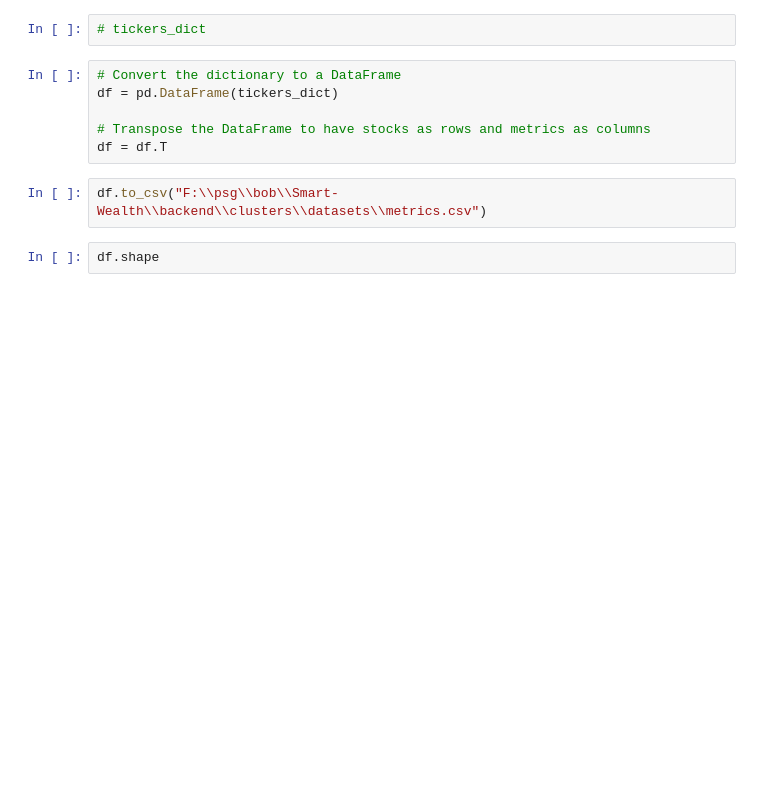
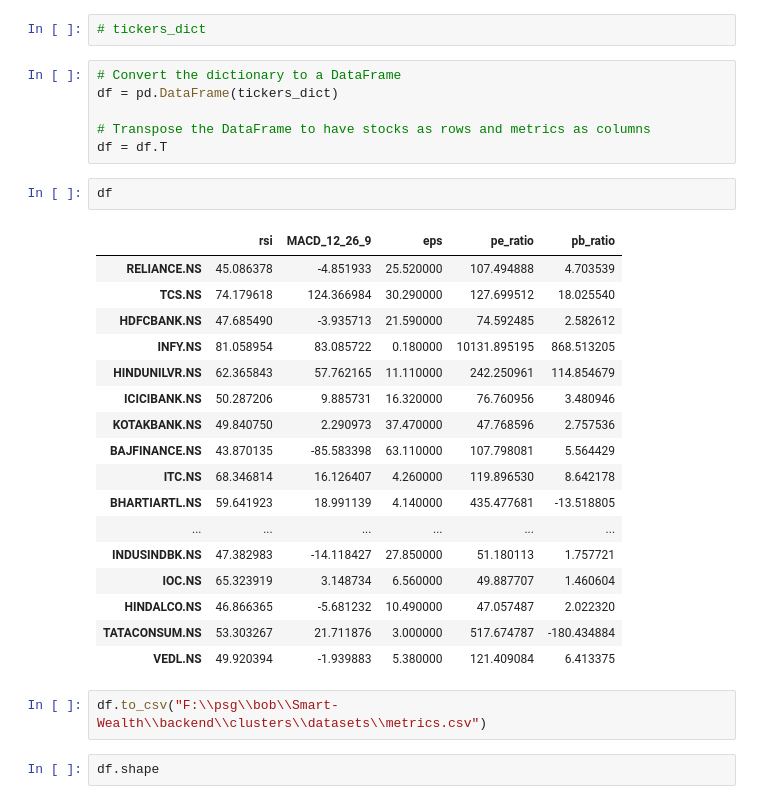
Before and after one commit to vsaravind01/Smart-Wealth, a Jupyter notebook: backend/clusters/notebooks/clustering_v1.ipynb, the cells around one changed output. Cells and saved outputs as stored; diff of their text form; blank space fills up the shorter version.

```diff
--- a/backend/clusters/notebooks/clustering_v1.ipynb
+++ b/backend/clusters/notebooks/clustering_v1.ipynb
@@ -124,6 +264,26 @@ df = pd.DataFrame(tickers_dict)
 
 # Transpose the DataFrame to have stocks as rows and metrics as columns
 df = df.T
+# %%
+df
+# %% [output]
+|  | rsi | MACD_12_26_9 | eps | pe_ratio | pb_ratio |
+| RELIANCE.NS | 45.086378 | -4.851933 | 25.520000 | 107.494888 | 4.703539 |
+| TCS.NS | 74.179618 | 124.366984 | 30.290000 | 127.699512 | 18.025540 |
+| HDFCBANK.NS | 47.685490 | -3.935713 | 21.590000 | 74.592485 | 2.582612 |
+| INFY.NS | 81.058954 | 83.085722 | 0.180000 | 10131.895195 | 868.513205 |
+| HINDUNILVR.NS | 62.365843 | 57.762165 | 11.110000 | 242.250961 | 114.854679 |
+| ICICIBANK.NS | 50.287206 | 9.885731 | 16.320000 | 76.760956 | 3.480946 |
+| KOTAKBANK.NS | 49.840750 | 2.290973 | 37.470000 | 47.768596 | 2.757536 |
+| BAJFINANCE.NS | 43.870135 | -85.583398 | 63.110000 | 107.798081 | 5.564429 |
+| ITC.NS | 68.346814 | 16.126407 | 4.260000 | 119.896530 | 8.642178 |
+| BHARTIARTL.NS | 59.641923 | 18.991139 | 4.140000 | 435.477681 | -13.518805 |
+| ... | ... | ... | ... | ... | ... |
+| INDUSINDBK.NS | 47.382983 | -14.118427 | 27.850000 | 51.180113 | 1.757721 |
+| IOC.NS | 65.323919 | 3.148734 | 6.560000 | 49.887707 | 1.460604 |
+| HINDALCO.NS | 46.866365 | -5.681232 | 10.490000 | 47.057487 | 2.022320 |
+| TATACONSUM.NS | 53.303267 | 21.711876 | 3.000000 | 517.674787 | -180.434884 |
+| VEDL.NS | 49.920394 | -1.939883 | 5.380000 | 121.409084 | 6.413375 |
 # %%
 df.to_csv("F:\\psg\\bob\\Smart-Wealth\\backend\\clusters\\datasets\\metrics.csv")
 # %%
```
Also changed, not shown: parts of 17 cells of this notebook, 40 other files.
